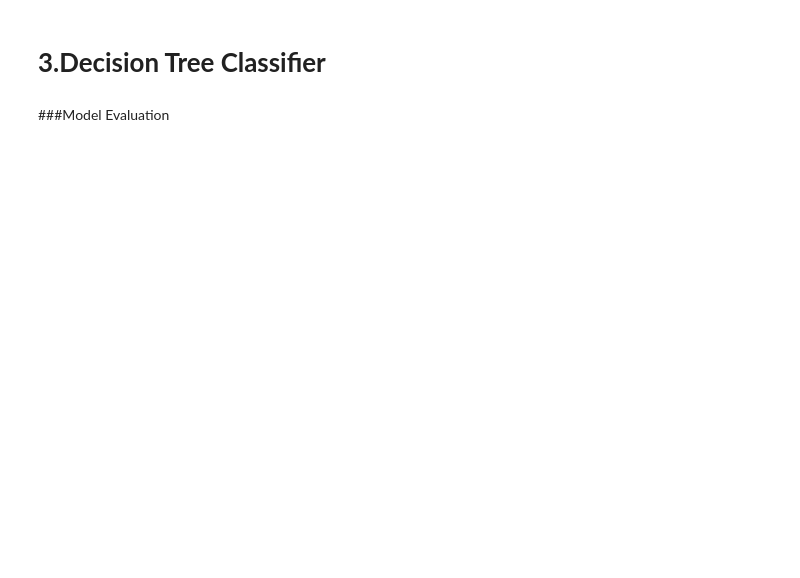
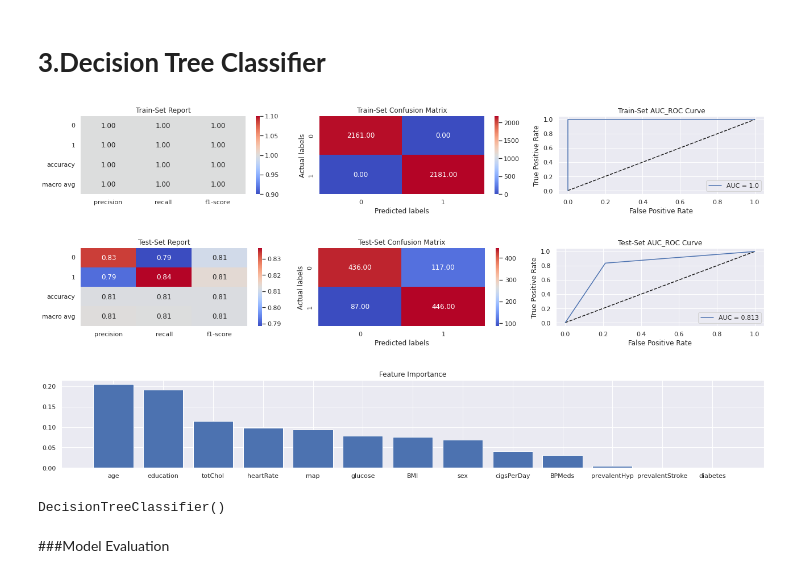
Before and after one commit to sujit-kumar-singh-9115/Capstone-Classification-Project---Cardiovascular-Risk-Prediction, a Jupyter notebook: Capstone(Classification)_Project_Cardiovascular_Risk_Prediction.ipynb, the cells around one changed output. Drawn from its saved outputs; the diff is of its cells as text; code cells hidden in the pictures; blank space fills up the shorter version.

```diff
--- a/Capstone(Classification)_Project_Cardiovascular_Risk_Prediction.ipynb
+++ b/Capstone(Classification)_Project_Cardiovascular_Risk_Prediction.ipynb
@@ -900,6 +914,14 @@ y_dt_predict = dtclassifier.predict(X_test)
 
 #predicting probability
 y_dt_proba_predict = dtclassifier.predict_proba(X_test)[:,1]
+# %%
+# Analysing KNN model
+analyse_model(dtclassifier,X_train,X_test,y_train,y_test)
+# %% [output]
+[figure, added]
+[figure, added]
+[figure, added]
+DecisionTreeClassifier()
 # %% [markdown]
 ###Model Evaluation
 # %%
```
Also changed, not shown: parts of 34 cells of this notebook.
